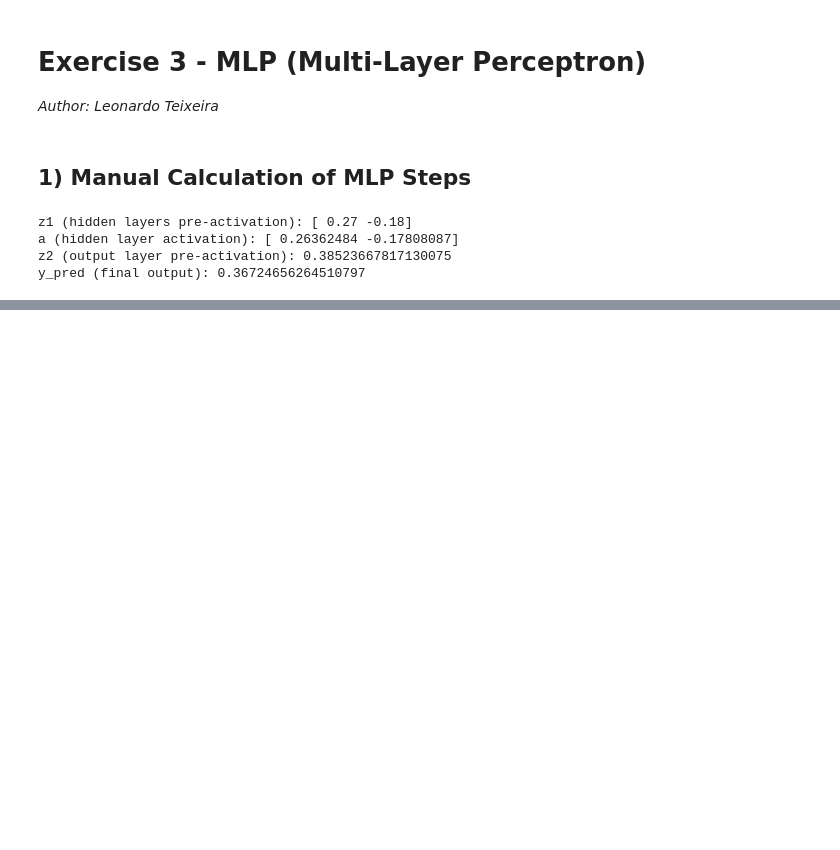
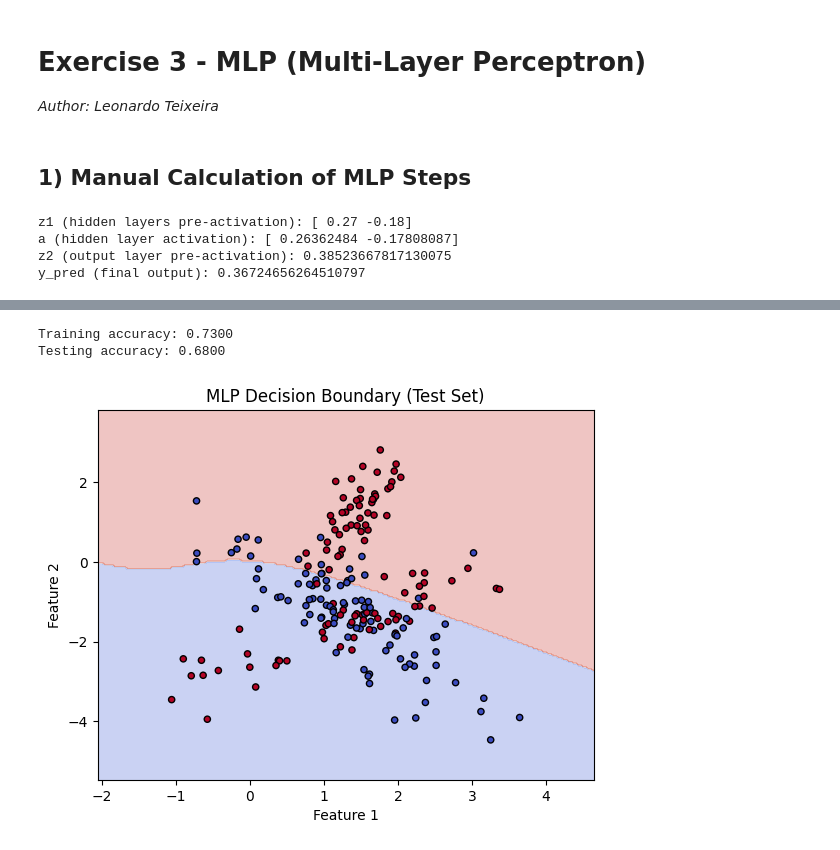
Before and after one commit to leonardoct3/mlp-ex-3, a Jupyter notebook: src/main.ipynb, the cells around one changed output, grey strips where cells are left out. Drawn from its saved outputs; the diff is of its cells as text; code cells hidden in the pictures; blank space fills up the shorter version.

```diff
--- a/src/main.ipynb
+++ b/src/main.ipynb
@@ -48,0 +253,4 @@ y_pred (final output): 0.36724656264510797
+# %%
+loss = binary_cross_entropy(y_train, A2)
+
+print(f"Training loss: {loss}")
@@ -48,0 +321,49 @@ y_pred (final output): 0.36724656264510797
+# %%
+def predict(X, W1, b1, W2, b2):
+    _, _, _, A2 = forward_pass(X, W1, b1, W2, b2)
+    return (A2 >= 0.5).astype(int) # threshold 0.5
+
+def accuracy(X, y, W1, b1, W2, b2):
+    y_pred = predict(X, W1, b1, W2, b2)
+    return np.mean(y_pred.flatten() == y.flatten())
+
+train_acc = accuracy(X_train, y_train, W1, b1, W2, b2)
+test_acc = accuracy(X_test, y_test, W1, b1, W2, b2)
+
+print(f"Training accuracy: {train_acc:.4f}")
+print(f"Testing accuracy: {test_acc:.4f}")
+# %% [output]
+Training accuracy: 0.7300
+Testing accuracy: 0.6800
+# %%
+import matplotlib.pyplot as plt
+
+def plot_decision_boundary(X, y, W1, b1, W2, b2, title="Decision Boundary"):
+    # Limites do gráfico
+    x_min, x_max = X[:, 0].min() - 1, X[:, 0].max() + 1
+    y_min, y_max = X[:, 1].min() - 1, X[:, 1].max() + 1
+
+    # Grid de pontos
+    xx, yy = np.meshgrid(np.linspace(x_min, x_max, 200),
+                         np.linspace(y_min, y_max, 200))
+    grid = np.c_[xx.ravel(), yy.ravel()]
+
+    # Predições na malha
+    preds = predict(grid, W1, b1, W2, b2)
+    preds = preds.reshape(xx.shape)
+
+    # Plot das regiões
+    plt.contourf(xx, yy, preds, alpha=0.3, cmap=plt.cm.coolwarm)
+
+    # Plot dos pontos reais
+    plt.scatter(X[:, 0], X[:, 1], c=y, cmap=plt.cm.coolwarm, edgecolors='k', s=20)
+
+    plt.title(title)
+    plt.xlabel("Feature 1")
+    plt.ylabel("Feature 2")
+    plt.show()
+
+# Usar no treino ou teste
+plot_decision_boundary(X_test, y_test, W1, b1, W2, b2, title="MLP Decision Boundary (Test Set)")
+# %% [output]
+[figure, added]
```
Also changed, not shown: parts of 18 cells of this notebook.
